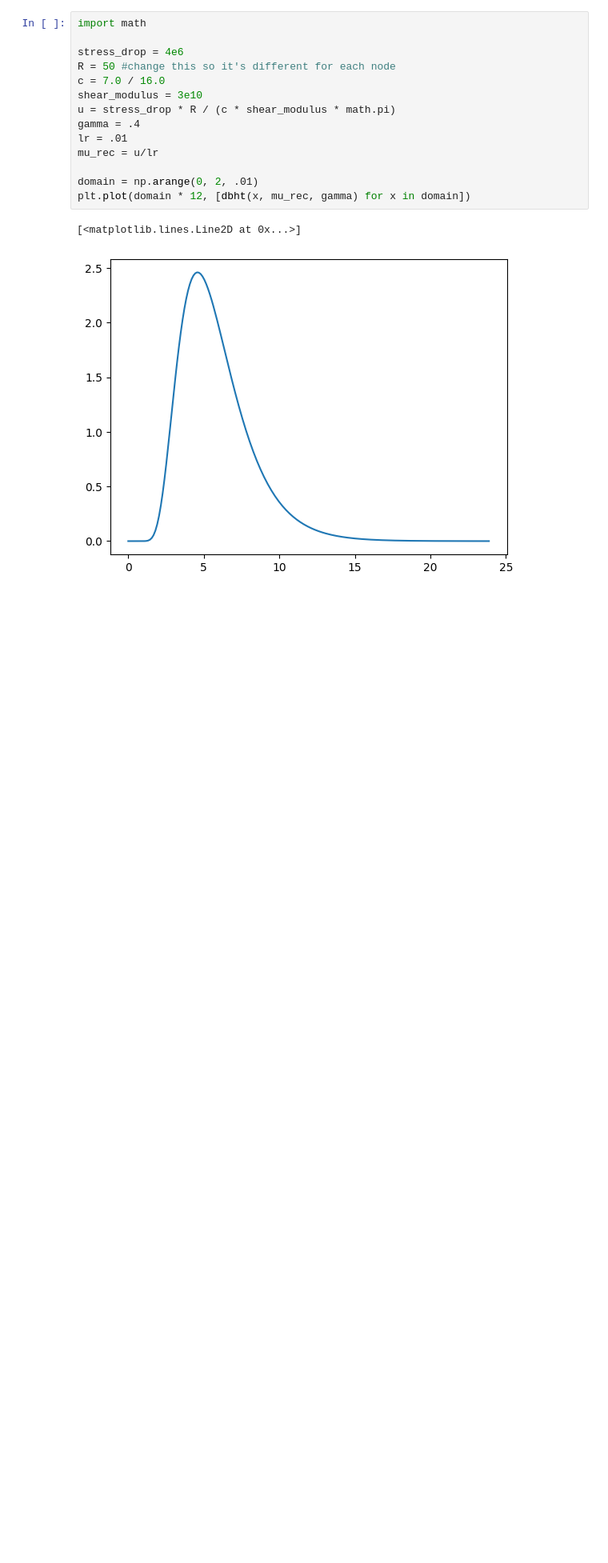
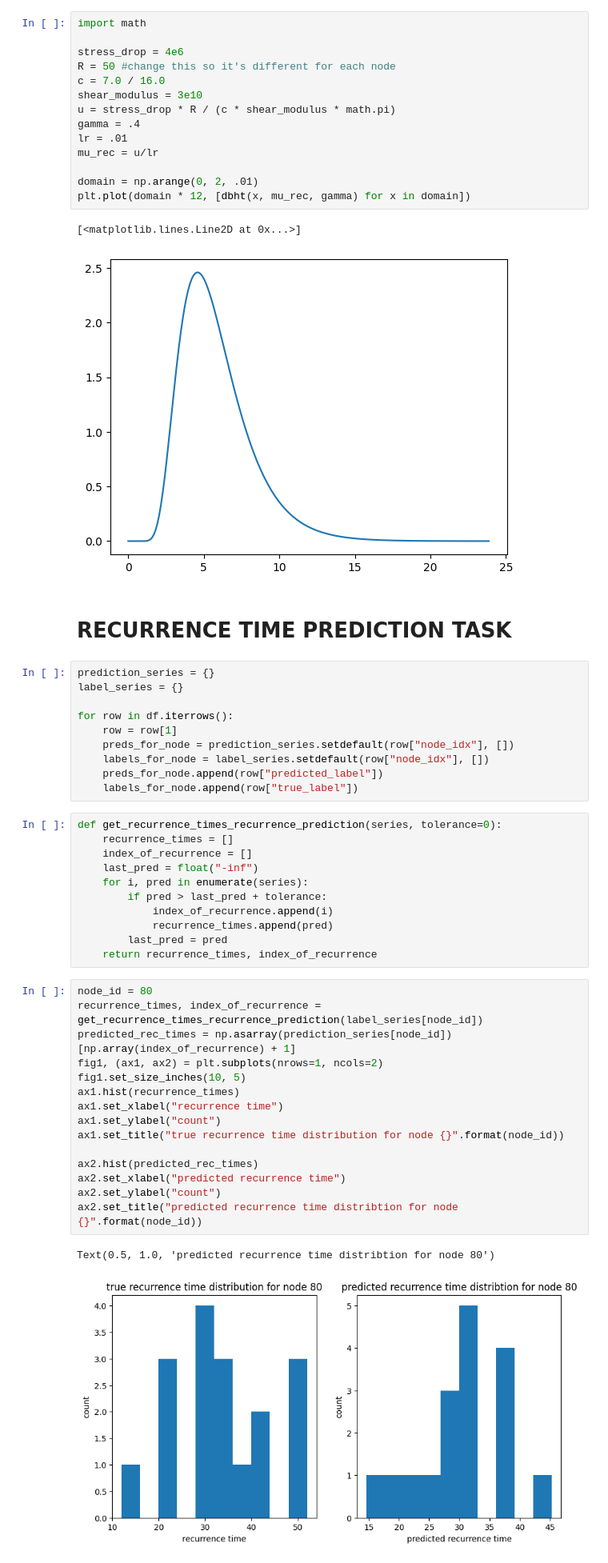
Before and after one commit to AggarwalTushar/CS224W_Project, a Jupyter notebook: notebooks/project_results_analysis.ipynb, the cells around one changed output. Shown: that part at 80% size. Saved outputs shown, nothing was run; the diff lists cells and outputs as text; blank space fills up the shorter version.

```diff
--- a/notebooks/project_results_analysis.ipynb
+++ b/notebooks/project_results_analysis.ipynb
@@ -603,3 +603,44 @@ plt.plot(domain * 12, [dbht(x, mu_rec, gamma) for x in domain])
 # %% [output]
 [<matplotlib.lines.Line2D at 0x...>]
 [figure]
+# %% [markdown]
+# RECURRENCE TIME PREDICTION TASK
+# %%
+prediction_series = {}
+label_series = {}
+
+for row in df.iterrows():
+    row = row[1]
+    preds_for_node = prediction_series.setdefault(row["node_idx"], [])
+    labels_for_node = label_series.setdefault(row["node_idx"], [])
+    preds_for_node.append(row["predicted_label"])
+    labels_for_node.append(row["true_label"])
+# %%
+def get_recurrence_times_recurrence_prediction(series, tolerance=0):
+    recurrence_times = []
+    index_of_recurrence = []
+    last_pred = float("-inf")
+    for i, pred in enumerate(series):
+        if pred > last_pred + tolerance:
+            index_of_recurrence.append(i)
+            recurrence_times.append(pred)
+        last_pred = pred
+    return recurrence_times, index_of_recurrence
+# %%
+node_id = 80
+recurrence_times, index_of_recurrence = get_recurrence_times_recurrence_prediction(label_series[node_id])
+predicted_rec_times = np.asarray(prediction_series[node_id])[np.array(index_of_recurrence) + 1]
+fig1, (ax1, ax2) = plt.subplots(nrows=1, ncols=2)
+fig1.set_size_inches(10, 5)
+ax1.hist(recurrence_times)
+ax1.set_xlabel("recurrence time")
+ax1.set_ylabel("count")
+ax1.set_title("true recurrence time distribution for node {}".format(node_id))
+
+ax2.hist(predicted_rec_times)
+ax2.set_xlabel("predicted recurrence time")
+ax2.set_ylabel("count")
+ax2.set_title("predicted recurrence time distribtion for node {}".format(node_id))
+# %% [output]
+Text(0.5, 1.0, 'predicted recurrence time distribtion for node 80')
+[figure, added]
```
Also changed, not shown: parts of 10 cells of this notebook, 3 other files.
